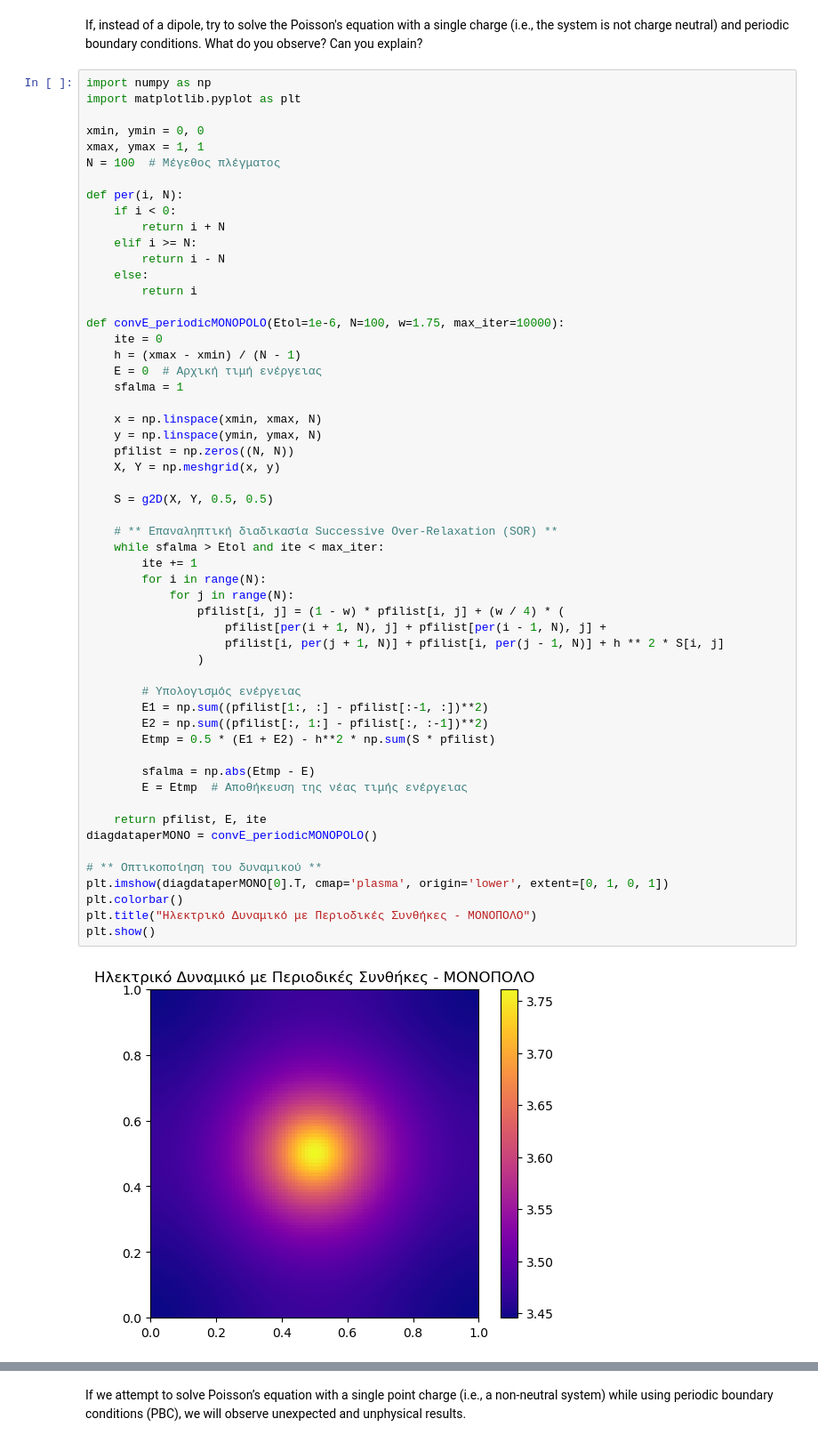
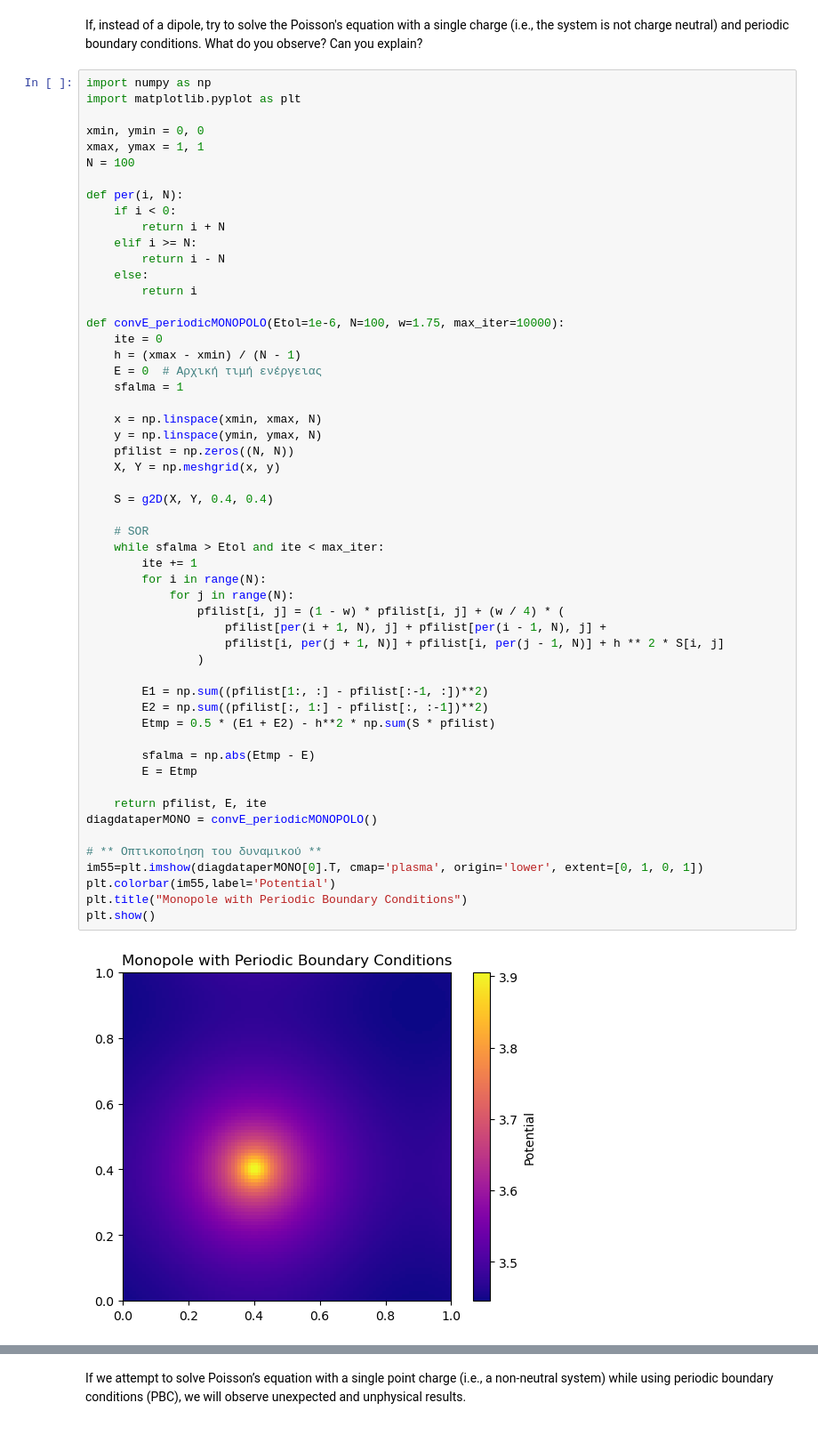
Before and after one commit to VeganSouvlaki/CP, a Jupyter notebook: ΠΡΟΤΖΕΚΤ.ipynb, the cells around one changed output, grey strips where cells are left out. Shown at 89% size. Cells and saved outputs as stored; diff of their text form.

```diff
--- a/ΠΡΟΤΖΕΚΤ.ipynb
+++ b/ΠΡΟΤΖΕΚΤ.ipynb
@@ -697,7 +613,7 @@ import matplotlib.pyplot as plt
 
 xmin, ymin = 0, 0
 xmax, ymax = 1, 1
-N = 100  # Μέγεθος πλέγματος
+N = 100
 
 def per(i, N):
     if i < 0:
@@ -713,41 +629,40 @@ def convE_periodicMONOPOLO(Etol=1e-6, N=100, w=1.75, max_iter=10000):
     E = 0  # Αρχική τιμή ενέργειας
     sfalma = 1
 
     x = np.linspace(xmin, xmax, N)
     y = np.linspace(ymin, ymax, N)
     pfilist = np.zeros((N, N))
     X, Y = np.meshgrid(x, y)
 
-    S = g2D(X, Y, 0.5, 0.5)
+    S = g2D(X, Y, 0.4, 0.4)
 
-    # ** Επαναληπτική διαδικασία Successive Over-Relaxation (SOR) **
+    # SOR
     while sfalma > Etol and ite < max_iter:
         ite += 1
         for i in range(N):
             for j in range(N):
                 pfilist[i, j] = (1 - w) * pfilist[i, j] + (w / 4) * (
                     pfilist[per(i + 1, N), j] + pfilist[per(i - 1, N), j] +
                     pfilist[i, per(j + 1, N)] + pfilist[i, per(j - 1, N)] + h ** 2 * S[i, j]
                 )
 
-        # Υπολογισμός ενέργειας
         E1 = np.sum((pfilist[1:, :] - pfilist[:-1, :])**2)
         E2 = np.sum((pfilist[:, 1:] - pfilist[:, :-1])**2)
         Etmp = 0.5 * (E1 + E2) - h**2 * np.sum(S * pfilist)
 
         sfalma = np.abs(Etmp - E)
-        E = Etmp  # Αποθήκευση της νέας τιμής ενέργειας
+        E = Etmp
 
     return pfilist, E, ite
 diagdataperMONO = convE_periodicMONOPOLO()
 
 # ** Οπτικοποίηση του δυναμικού **
-plt.imshow(diagdataperMONO[0].T, cmap='plasma', origin='lower', extent=[0, 1, 0, 1])
-plt.colorbar()
-plt.title("Ηλεκτρικό Δυναμικό με Περιοδικές Συνθήκες - ΜΟΝΟΠΟΛΟ")
+im55=plt.imshow(diagdataperMONO[0].T, cmap='plasma', origin='lower', extent=[0, 1, 0, 1])
+plt.colorbar(im55,label='Potential')
+plt.title("Monopole with Periodic Boundary Conditions")
 plt.show()
 # %% [output]
-[figure, old version]
+[figure, new version]
 # %%
 
 Ey, Ex = np.gradient(-diagdataperMONO[0], h)
```
Also changed, not shown: parts of 14 cells of this notebook.
